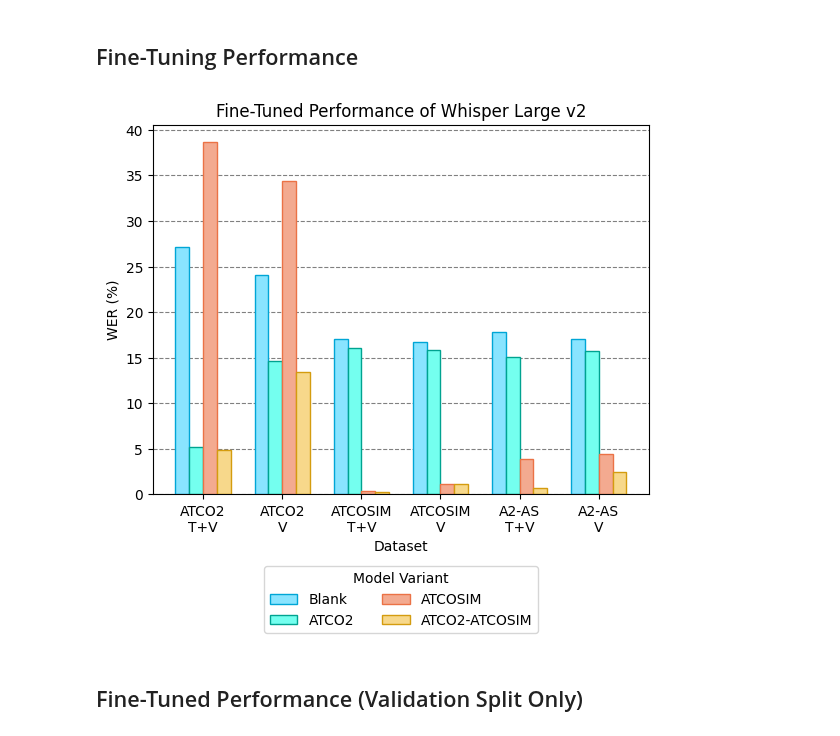
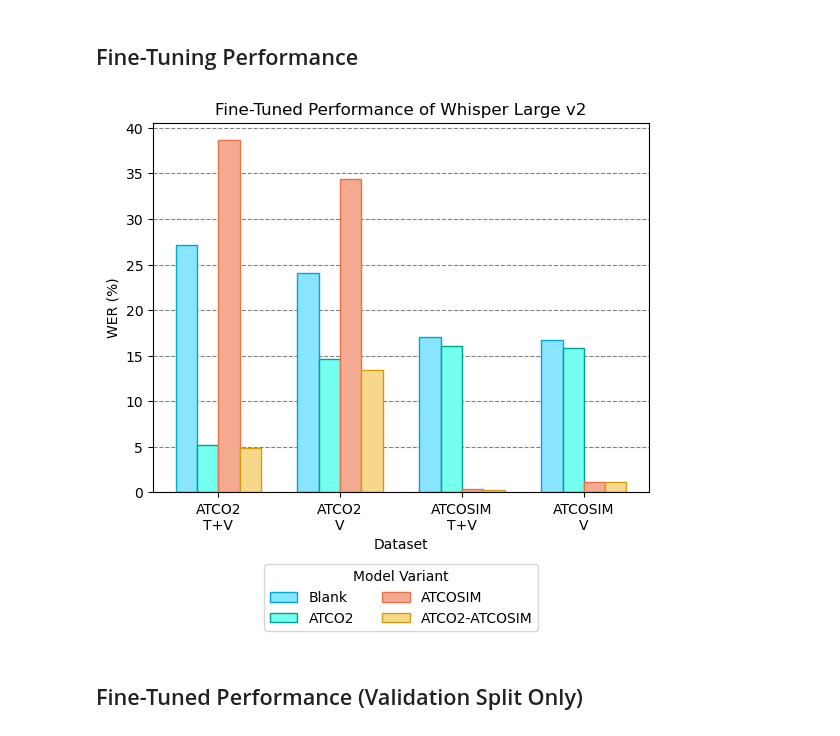
Before and after one commit to jlvdoorn/WhisperATC, a Jupyter notebook: Graphs/Bar_Chart.ipynb, the cells around one changed output. Cells and saved outputs as stored; diff of their text form; code cells hidden in the pictures.

Commit message:
Removed all ATCO2-ATCOSIM dataset results

```diff
--- a/Graphs/Bar_Chart.ipynb
+++ b/Graphs/Bar_Chart.ipynb
@@ -89,35 +89,36 @@ fig.savefig('baseline_performance.svg', format='svg', bbox_inches='tight')
 # %% [markdown]
 ## Fine-Tuning Performance
 # %%
-labels = ['ATCO2\nT+V', 'ATCO2\nV', 'ATCOSIM\nT+V', 'ATCOSIM\nV', 'A2-AS\nT+V', 'A2-AS\nV']
+labels = ['ATCO2\nT+V', 'ATCO2\nV', 'ATCOSIM\nT+V', 'ATCOSIM\nV']
 
 # Bars
-## ATCO2 T+V - ATCO2 V - ATCOSIM T+V - ATCOSIM V - ATCO2-ATCOSIM T+V - ATCO2-ATCOSIM V
-whisper =               [27.14, 24.03, 17.10, 16.74, 17.87, 17.06]
-whisper_atco2 =         [ 5.22, 14.66, 16.05, 15.84, 15.11, 15.78]
-whisper_atcosim =       [38.62, 34.34,  0.32,  1.19,  3.84,  4.42]
-whisper_atco2_atcosim = [ 4.88, 13.46,  0.25,  1.17,  0.68,  2.41]
+## ATCO2 T+V - ATCO2 V - ATCOSIM T+V - ATCOSIM V
+whisper =               [27.14, 24.03, 17.10, 16.74]
+whisper_atco2 =         [ 5.22, 14.66, 16.05, 15.84]
+whisper_atcosim =       [38.62, 34.34,  0.32,  1.19]
+whisper_atco2_atcosim = [ 4.88, 13.46,  0.25,  1.17]
 # %%
 x = np.arange(len(labels))  # the label locations
 width = 0.35  # the width of the bars
 
+# One bar per model
 fig, ax = plt.subplots()
-r1 = ax.bar(x-3*width/4, whisper, width/2, label='Blank', color=[c1[0], c1[0], c1[0], c1[0], c1[0], c1[0]], edgecolor=[e1[0], e1[0], e1[0], e1[0], e1[0], e1[0]])
-r2 = ax.bar(x-width/4, whisper_atco2, width/2, label='ATCO2', color=[c1[1], c1[1], c1[1], c1[1], c1[1], c1[1]], edgecolor=[e1[1], e1[1], e1[1], e1[1], e1[1], e1[1]])
-r3 = ax.bar(x+width/4, whisper_atcosim, width/2, label='ATCOSIM', color=[c1[2], c1[2], c1[2], c1[2], c1[2], c1[2]], edgecolor=[e1[2], e1[2], e1[2], e1[2], e1[2], e1[2]])
-r4 = ax.bar(x+3*width/4, whisper_atco2_atcosim, width/2, label='ATCO2-ATCOSIM', color=[c1[3], c1[3], c1[3], c1[3], c1[3], c1[3]], edgecolor=[e1[3], e1[3], e1[3], e1[3], e1[3], e1[3]])
+r1 = ax.bar(x-3*width/4, whisper, width/2, label='Blank', color=c1[0], edgecolor=e1[0])
+r2 = ax.bar(x-width/4, whisper_atco2, width/2, label='ATCO2', color=c1[1], edgecolor=e1[1])
+r3 = ax.bar(x+width/4, whisper_atcosim, width/2, label='ATCOSIM', color=c1[2], edgecolor=e1[2])
+r4 = ax.bar(x+3*width/4, whisper_atco2_atcosim, width/2, label='ATCO2-ATCOSIM', color=c1[3], edgecolor=e1[3])
 
 # Add some text for labels, title and custom x-axis tick labels, etc.
 ax.set_xlabel('Dataset')
 ax.set_ylabel('WER (%)')
 ax.set_title('Fine-Tuned Performance of Whisper Large v2')
 ax.set_xticks(x)
 ax.set_xticklabels(labels)
 ax.legend(loc='upper center', bbox_to_anchor=(0.5, -0.175), shadow=False, ncol=2, title='Model Variant')
 ax.yaxis.grid(color='gray', linestyle='--')
 ax.set_axisbelow(True)
 # %% [output]
-[figure, old version]
+[figure, new version]
 # %%
 fig.savefig('fine-tuned_performance.pdf', format='pdf', bbox_inches='tight')
 fig.savefig('fine-tuned_performance.svg', format='svg', bbox_inches='tight')
```
Also changed, not shown: parts of 13 cells of this notebook.
